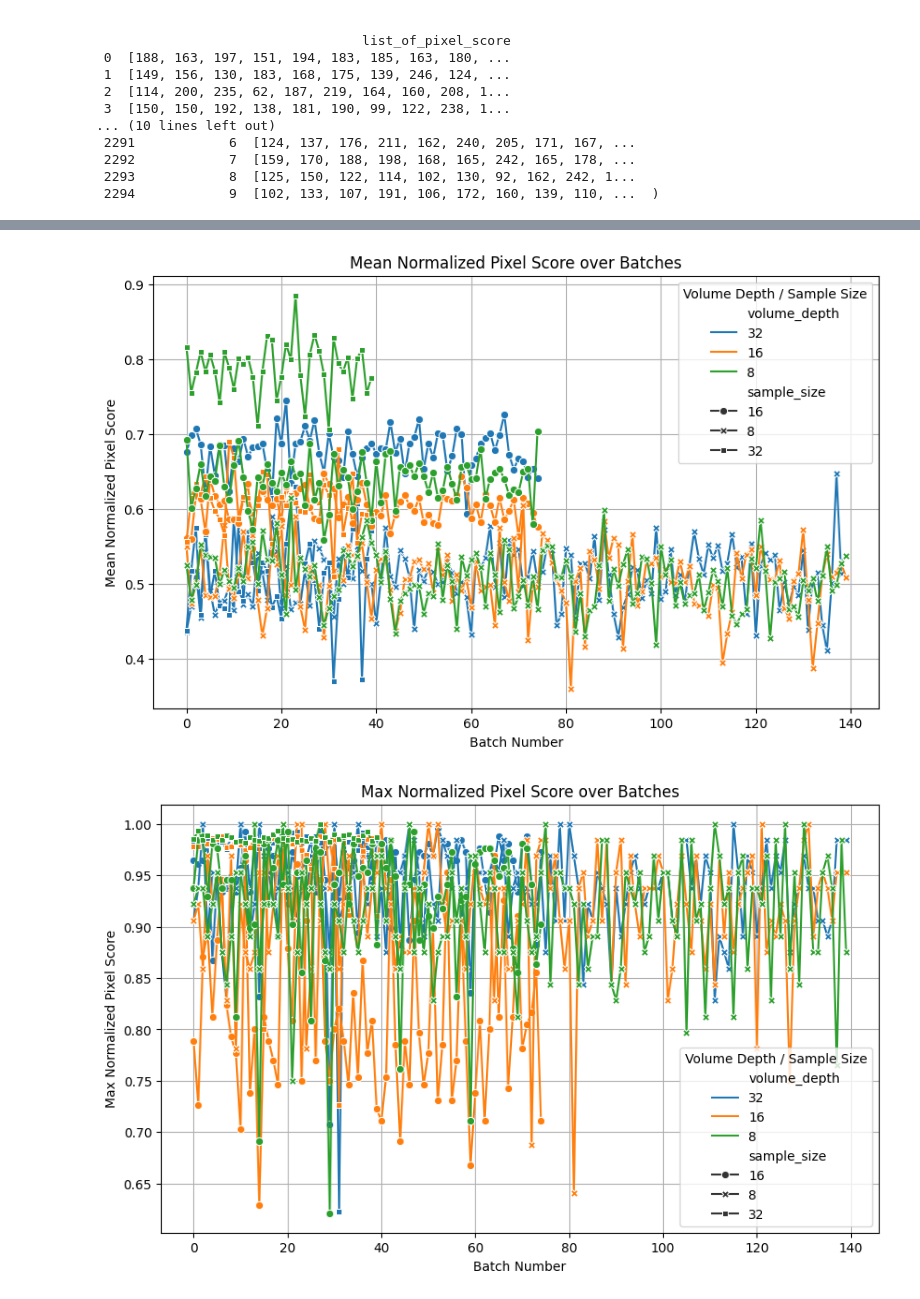
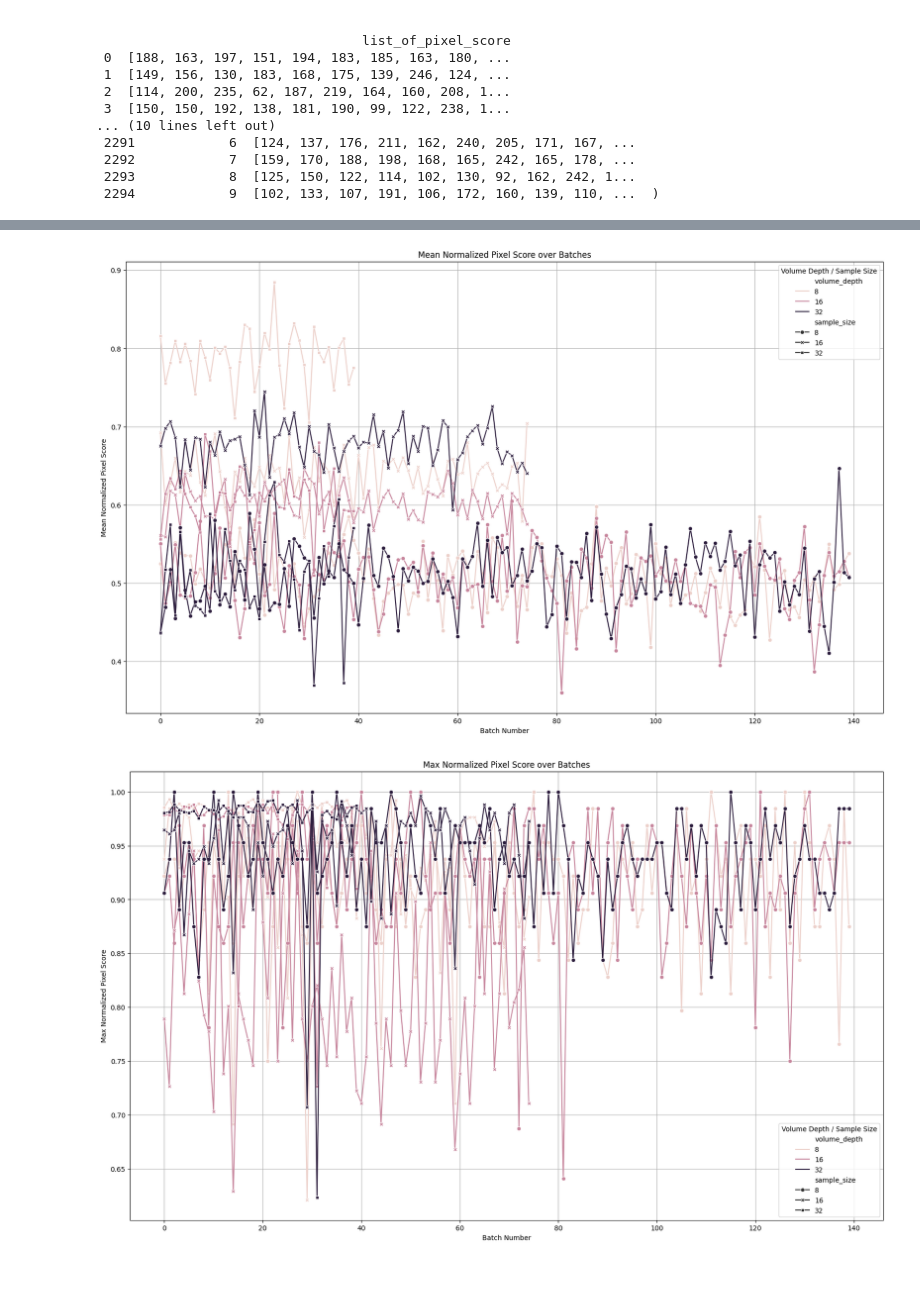
Before and after one commit to naiikaa/grandchallenges_vesuvius, a Jupyter notebook: src/experiments/viz.ipynb, the cells around one changed output, grey strips where cells are left out. Drawn from its saved outputs; the diff is of its cells as text; code cells hidden in the pictures.

Commit message:
visuals getting finalized

```diff
--- a/src/experiments/viz.ipynb
+++ b/src/experiments/viz.ipynb
@@ -14,8 +14,8 @@ experiment_folders = [f.path for f in os.scandir(path_to_experiments) if f.is_di
 df = pd.DataFrame(columns=["folder", "sample_size", "volume_depth","run_number", "batch_number", "list_of_pixel_score"])
 for folder in experiment_folders:
     params = folder.split("_")
-    sample_size = params[1]
-    volume_depth = params[2]
+    sample_size = int(params[1])
+    volume_depth = int(params[2])
     run_files = [f.path for f in os.scandir(folder) if f.is_file() and "run" in f.name]
     for run_file in run_files:
         run_number = run_file.split("_")[-1].split(".")[0]
@@ -59,35 +168,35 @@ df["max_normalized_pixel_score"] = df["normalized_pixel_score"].apply(np.max)
 # %%
 
 #plot with seaborn lineplot with hue as volume_depth and style as sample_size
 import seaborn as sns
-plt.figure(figsize=(10, 6))
+plt.figure(figsize=(20, 12))
 sns.lineplot(data=df, x="batch_number", y="mean_normalized_pixel_score", hue="volume_depth", style="sample_size", markers=True, dashes=False)
 plt.title("Mean Normalized Pixel Score over Batches")
 plt.xlabel("Batch Number")
 plt.ylabel("Mean Normalized Pixel Score")
 plt.legend(title="Volume Depth / Sample Size")
 plt.grid()
 plt.show()
 
 #same for max
-plt.figure(figsize=(10, 6))
+plt.figure(figsize=(20, 12))
 sns.lineplot(data=df, x="batch_number", y="max_normalized_pixel_score", hue="volume_depth", style="sample_size", markers=True, dashes=False)
 plt.title("Max Normalized Pixel Score over Batches")
 plt.xlabel("Batch Number")
 plt.ylabel("Max Normalized Pixel Score")
 plt.legend(title="Volume Depth / Sample Size")
 plt.grid()
 plt.show()
 
 #same for min
-plt.figure(figsize=(10, 6))
+plt.figure(figsize=(20, 12))
 sns.lineplot(data=df, x="batch_number", y="min_normalized_pixel_score", hue="volume_depth", style="sample_size", markers=True, dashes=False)
 plt.title("Min Normalized Pixel Score over Batches")
 plt.xlabel("Batch Number")
 plt.ylabel("Min Normalized Pixel Score")
 plt.legend(title="Volume Depth / Sample Size")
 plt.grid()
 plt.show()
 # %% [output]
-[figure, old version]
+[figure, new version]
-[figure, old version]
+[figure, new version]
```
Also changed, not shown: parts of 9 cells of this notebook, 6 other files.
